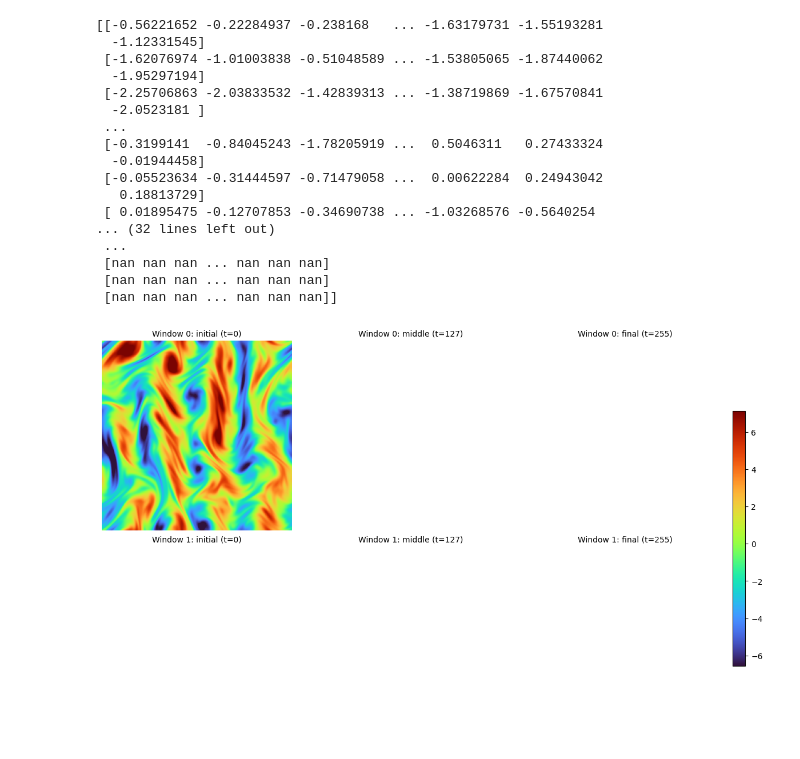
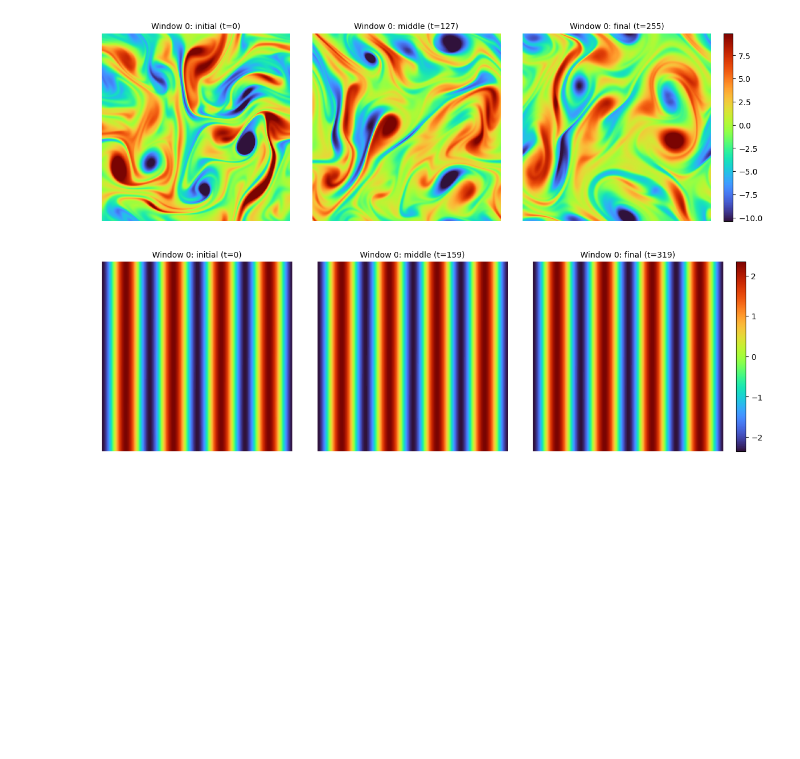
Before and after one commit to DohyunBu/PICSB, a Jupyter notebook: SyukeulimBridge/data_genearation.ipynb, the cells around one changed output. Saved outputs shown, nothing was run; the diff lists cells and outputs as text; code cells hidden in the pictures; blank space fills up the shorter version.

```diff
--- a/SyukeulimBridge/data_genearation.ipynb
+++ b/SyukeulimBridge/data_genearation.ipynb
@@ -122,53 +104,37 @@ def plot_init_mid_final_2d_strict(
     vmin, vmax = np.percentile(vals, robust_percentiles)
     if not np.isfinite(vmin) or not np.isfinite(vmax) or vmin == vmax:
         vmin, vmax = float(vals.min()), float(vals.max())
 
     nrows = len(window_idxs)
     fig, axes = plt.subplots(
         nrows=nrows, ncols=3,
         figsize=(12, 3.6 * nrows),
         constrained_layout=True,
         squeeze=False
     )
 
     last_im = None
     for r, widx in enumerate(window_idxs):
         for c, (t, title) in enumerate(zip(time_idxs, time_titles)):
 
             ax = axes[r, c]
-            frame = np.asarray(data[widx, t, :, :])  # <-- 핵심: 직접 인덱싱
-            print(frame)
+            frame = np.asarray(data[widx, t, :, :])
             last_im = ax.imshow(frame, cmap=cmap, origin=origin, vmin=vmin, vmax=vmax)
             ax.set_title(f"Window {widx}: {title}", fontsize=10)
             ax.axis("off")
 
     # 공통 컬러바 (axes 전체에 붙이기: 레이아웃 덜 깨짐)
     fig.colorbar(last_im, ax=axes, fraction=0.02, pad=0.02)
 
     plt.show()
 
 
 # Example
 plot_init_mid_final_2d_strict("./data_test/NS-Re1000_T255.npy", mid_mode="lower")
+plot_init_mid_final_2d_strict("./data_low/NS-Re10_T319.npy", mid_mode="lower")
 # %% [output]
-[[-0.56221652 -0.22284937 -0.238168   ... -1.63179731 -1.55193281
-  -1.12331545]
- [-1.62076974 -1.01003838 -0.51048589 ... -1.53805065 -1.87440062
-  -1.95297194]
- [-2.25706863 -2.03833532 -1.42839313 ... -1.38719869 -1.67570841
-  -2.0523181 ]
- ...
- [-0.3199141  -0.84045243 -1.78205919 ...  0.5046311   0.27433324
-  -0.01944458]
- [-0.05523634 -0.31444597 -0.71479058 ...  0.00622284  0.24943042
-   0.18813729]
- [ 0.01895475 -0.12707853 -0.34690738 ... -1.03268576 -0.5640254
-... (32 lines left out)
- ...
- [nan nan nan ... nan nan nan]
- [nan nan nan ... nan nan nan]
- [nan nan nan ... nan nan nan]]
-[figure, old version]
+[figure, new version]
+[figure, added]
 # %%
 ns_args = Namespace(
     outdir='./data_ns',
```
Also changed, not shown: parts of 4 cells of this notebook, 3 other files.
